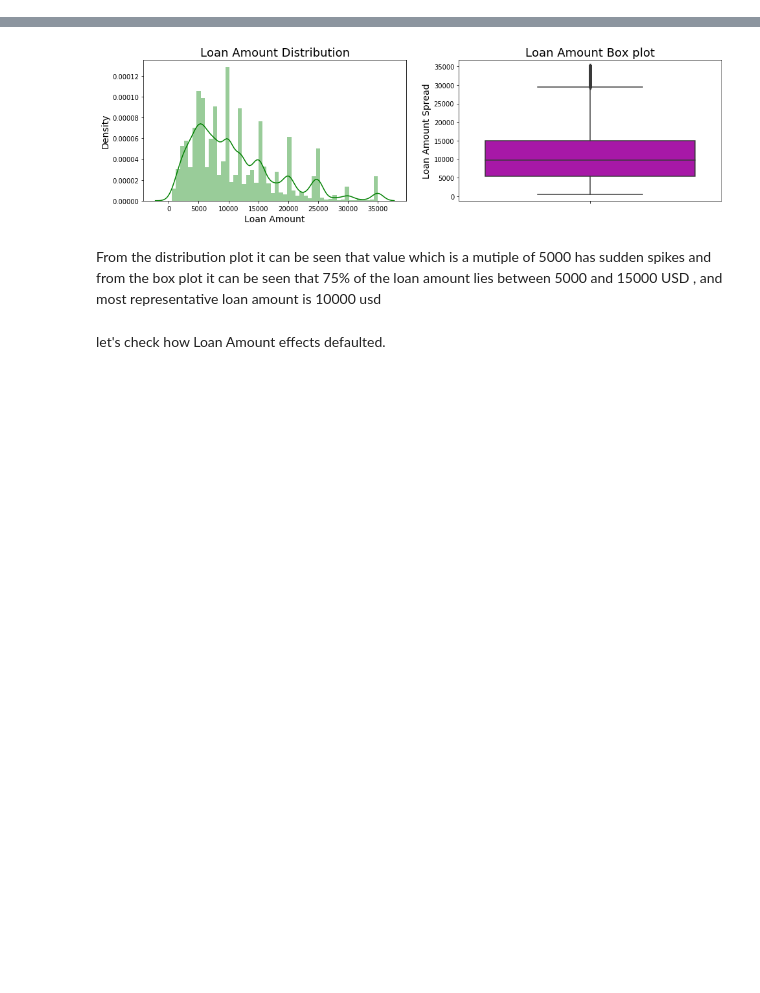
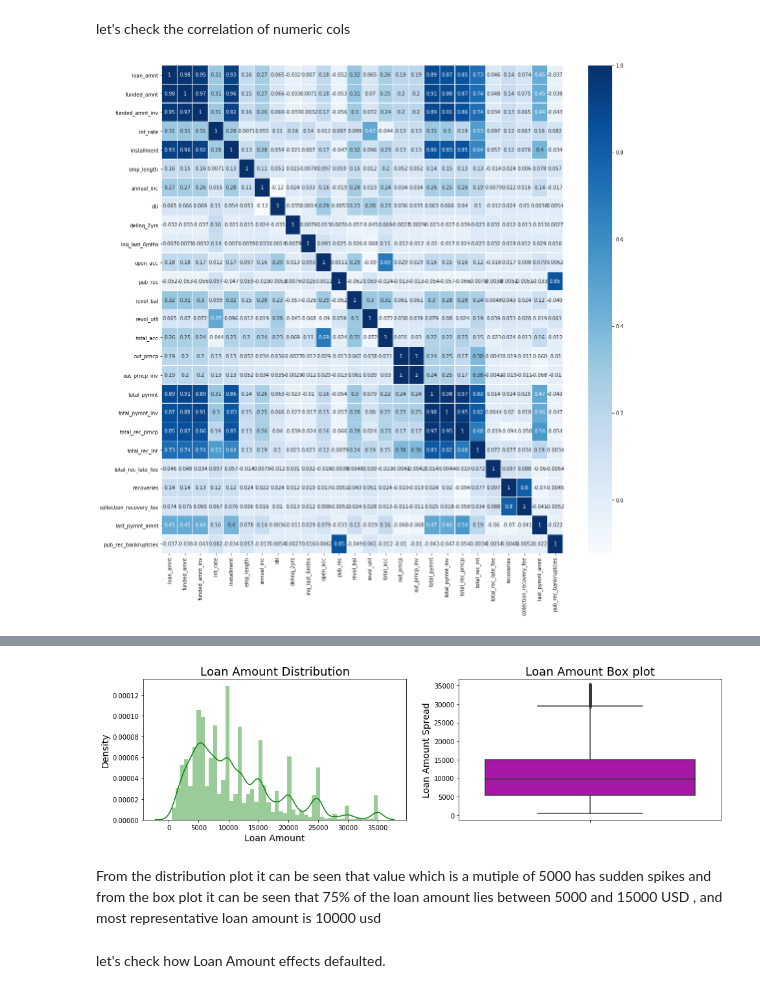
Before and after one commit to meghanaReddyk/LendingClub, a Jupyter notebook: Lending_club.ipynb, the cells around one changed output, grey strips where cells are left out. Saved outputs shown, nothing was run; the diff lists cells and outputs as text; code cells hidden in the pictures; blank space fills up the shorter version.

```diff
--- a/Lending_club.ipynb
+++ b/Lending_club.ipynb
@@ -156,0 +83,8 @@ Name: loan_amnt, dtype: float64
+# %%
+# dropping columns that dont help with analysing default rate
+loan=loan.drop(columns=['url','emp_title','title', 'zip_code','addr_state' ,'id', 'member_id'])
+# dropping columns with nulls/zeros
+loan=loan.drop(columns=['tax_liens','delinq_amnt','chargeoff_within_12_mths','acc_now_delinq','collections_12_mths_ex_med'])
+#dropping 'pymnt_plan'---n, 'policy_code'---1, 'application_type'---individual ,'initial_list_status'----f as all values
+loan=loan.drop(columns=['pymnt_plan','policy_code','application_type','initial_list_status'])
+loan.shape
@@ -156,0 +144,4 @@ Name: loan_amnt, dtype: float64
+# %%
+#seggregating the data into numerical and catageorical data
+numeric_cols=loan.dtypes[loan.dtypes != "object"].index
+print("num , ",len(numeric_cols),"cols -",numeric_cols)
@@ -156,0 +158,11 @@ Name: loan_amnt, dtype: float64
+# %% [markdown]
+let's check the correlation of numeric cols
+# %%
+corr=loan[numeric_cols].corr()
+fig, ax = plt.subplots(figsize=(18,18))
+sns.heatmap(corr,cmap="Blues",
+        xticklabels=corr.columns,
+        yticklabels=corr.columns,annot=True,linewidths=.1)
+plt.show()
+# %% [output]
+[figure, added]
```
Also changed, not shown: parts of 90 cells of this notebook.
